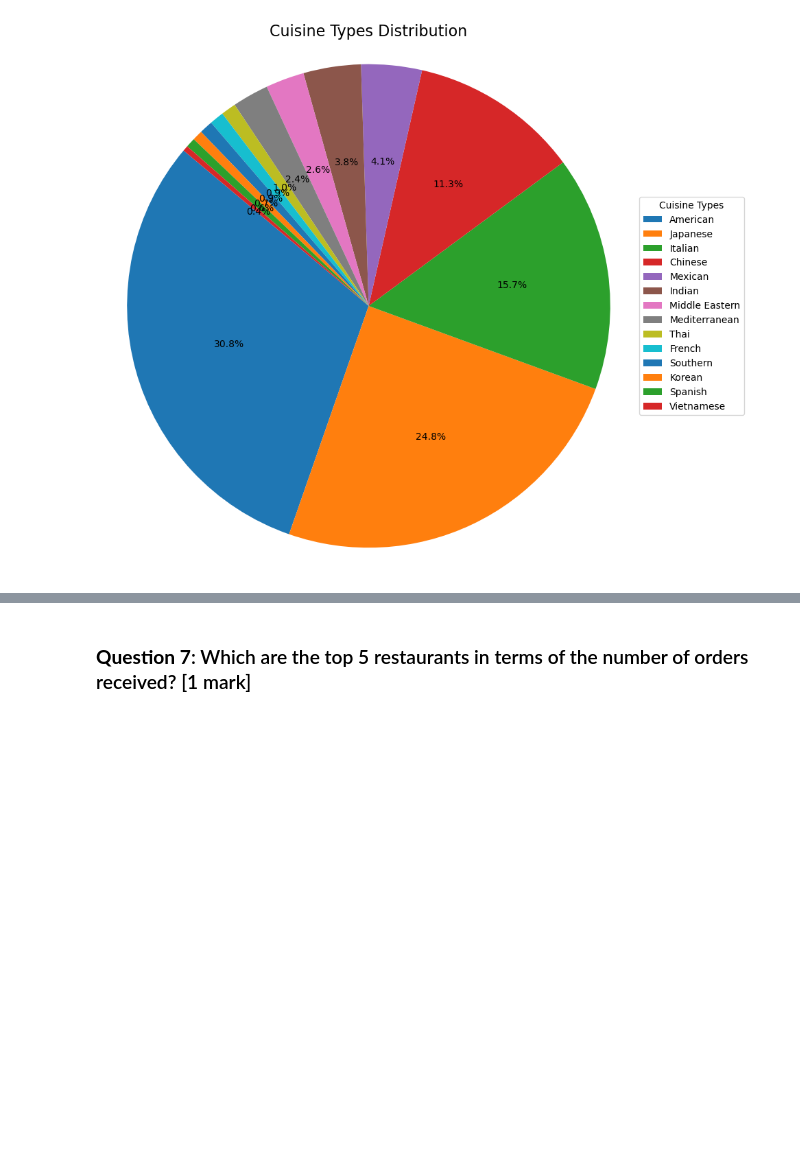
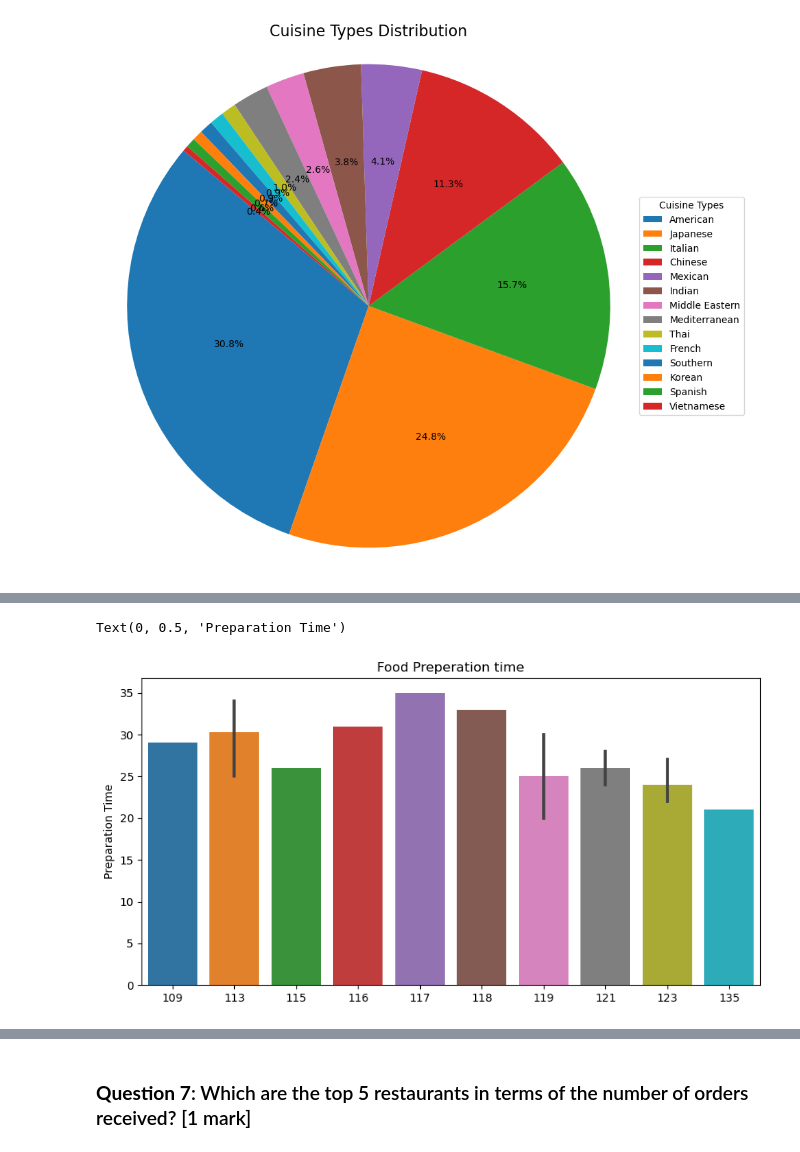
Before and after one commit to ZhiyaoShu/Data-visualization---Foodhub, a Jupyter notebook: FDS_Project_LearnerNotebook_LowCode.ipynb, the cells around one changed output, grey strips where cells are left out. Cells and saved outputs as stored; diff of their text form; code cells hidden in the pictures; blank space fills up the shorter version.

```diff
--- a/FDS_Project_LearnerNotebook_LowCode.ipynb
+++ b/FDS_Project_LearnerNotebook_LowCode.ipynb
@@ -202,0 +226,11 @@ plt.show()
+# %%
+# Plot food preperation time
+preperation_count=df['food_preparation_time'].value_counts()
+plt.figure(figsize=(10,5))
+sns.barplot(data=df, y=preperation_count.index, x=preperation_count.values)
+
+plt.title('Food Preperation time')
+plt.ylabel('Preparation Time')
+# %% [output]
+Text(0, 0.5, 'Preparation Time')
+[figure, added]
```
Also changed, not shown: parts of 6 cells of this notebook.
